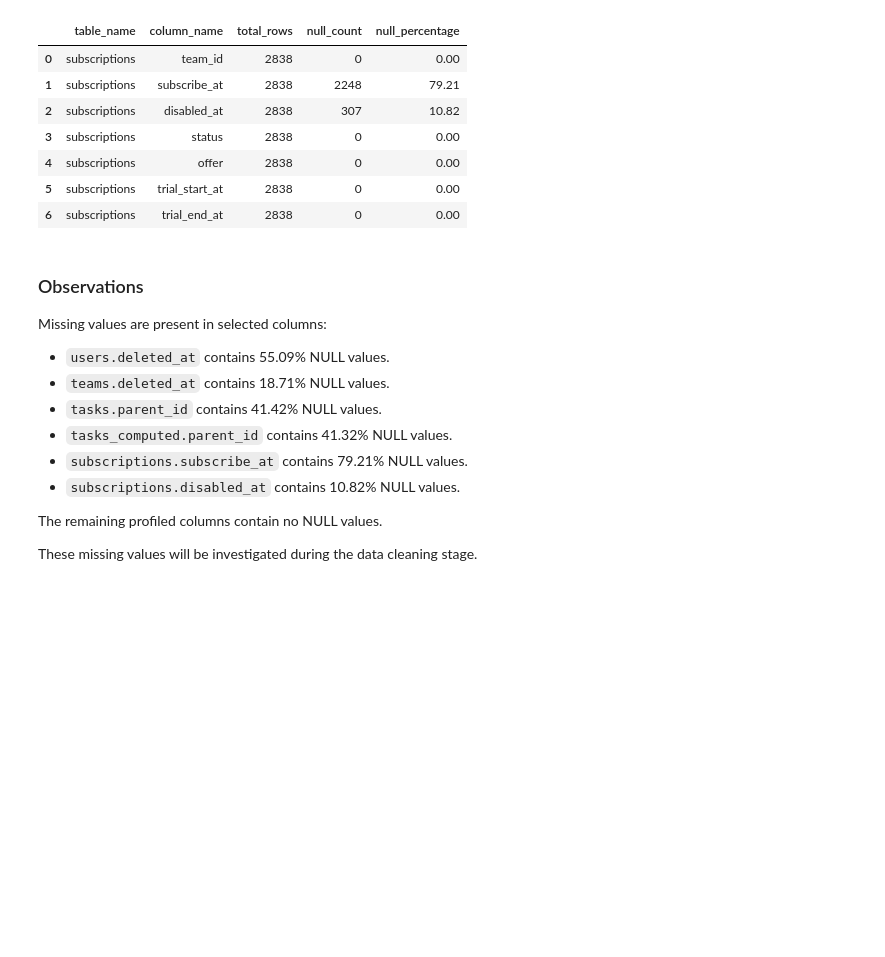
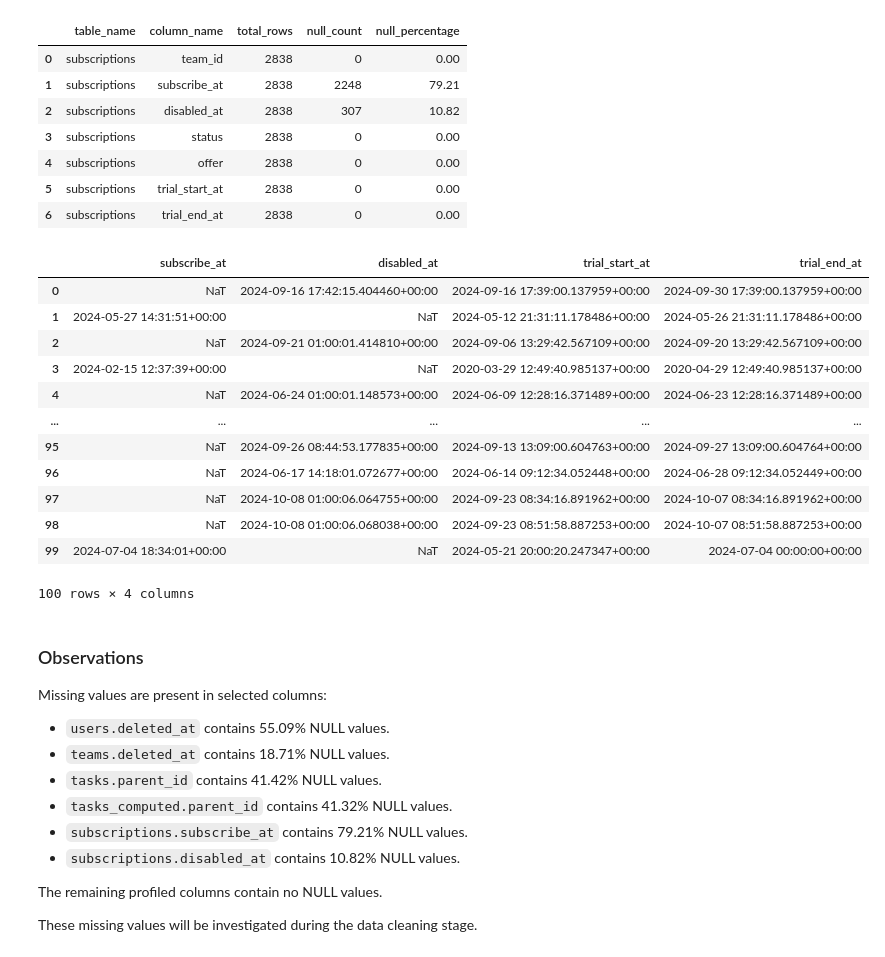
Before and after one commit to vimalraj73/Grizzley-Project-Operations-and-Resource-Utilization-Analysis, a Jupyter notebook: Main/Data Profiling.ipynb, the cells around one changed output. Saved outputs shown, nothing was run; the diff lists cells and outputs as text; code cells hidden in the pictures; blank space fills up the shorter version.

```diff
--- a/Main/Data Profiling.ipynb
+++ b/Main/Data Profiling.ipynb
@@ -465,6 +472,28 @@ missing_profile(engine, "subscriptions")
 | 4 | subscriptions | offer | 2838 | 0 | 0.00 |
 | 5 | subscriptions | trial_start_at | 2838 | 0 | 0.00 |
 | 6 | subscriptions | trial_end_at | 2838 | 0 | 0.00 |
+# %%
+query = """
+SELECT subscribe_at, disabled_at, trial_start_at, trial_end_at FROM subscriptions
+LIMIT 100
+"""
+
+subscriptions_dates = pd.read_sql(query, engine)
+subscriptions_dates
+# %% [output]
+|  | subscribe_at | disabled_at | trial_start_at | trial_end_at |
+| 0 | NaT | 2024-09-16 17:42:15.404460+00:00 | 2024-09-16 17:39:00.137959+00:00 | 2024-09-30 17:39:00.137959+00:00 |
+| 1 | 2024-05-27 14:31:51+00:00 | NaT | 2024-05-12 21:31:11.178486+00:00 | 2024-05-26 21:31:11.178486+00:00 |
+| 2 | NaT | 2024-09-21 01:00:01.414810+00:00 | 2024-09-06 13:29:42.567109+00:00 | 2024-09-20 13:29:42.567109+00:00 |
+| 3 | 2024-02-15 12:37:39+00:00 | NaT | 2020-03-29 12:49:40.985137+00:00 | 2020-04-29 12:49:40.985137+00:00 |
+| 4 | NaT | 2024-06-24 01:00:01.148573+00:00 | 2024-06-09 12:28:16.371489+00:00 | 2024-06-23 12:28:16.371489+00:00 |
+| ... | ... | ... | ... | ... |
+| 95 | NaT | 2024-09-26 08:44:53.177835+00:00 | 2024-09-13 13:09:00.604763+00:00 | 2024-09-27 13:09:00.604764+00:00 |
+| 96 | NaT | 2024-06-17 14:18:01.072677+00:00 | 2024-06-14 09:12:34.052448+00:00 | 2024-06-28 09:12:34.052449+00:00 |
+| 97 | NaT | 2024-10-08 01:00:06.064755+00:00 | 2024-09-23 08:34:16.891962+00:00 | 2024-10-07 08:34:16.891962+00:00 |
+| 98 | NaT | 2024-10-08 01:00:06.068038+00:00 | 2024-09-23 08:51:58.887253+00:00 | 2024-10-07 08:51:58.887253+00:00 |
+| 99 | 2024-07-04 18:34:01+00:00 | NaT | 2024-05-21 20:00:20.247347+00:00 | 2024-07-04 00:00:00+00:00 |
+100 rows × 4 columns
 # %% [markdown]
 ### Observations
 
```
Also changed, not shown: parts of 2 cells of this notebook.
